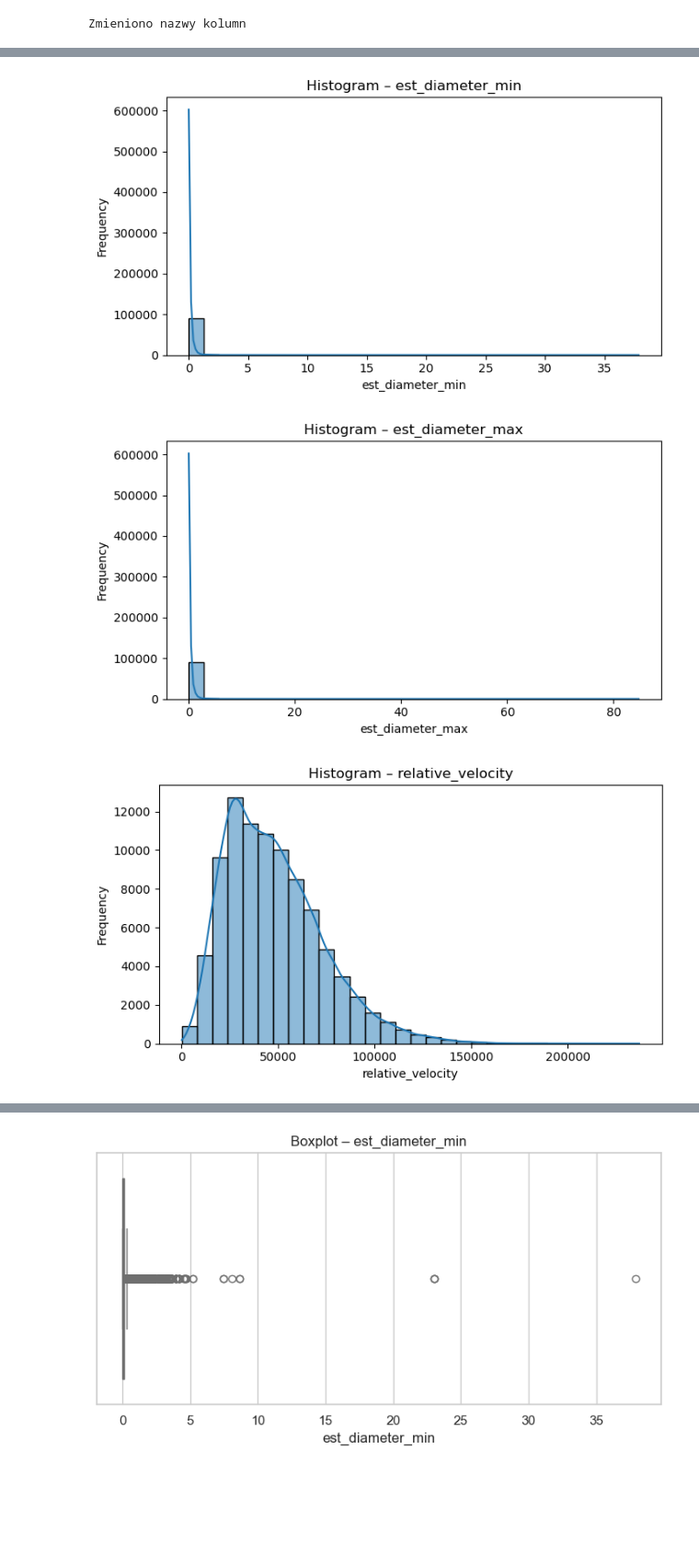
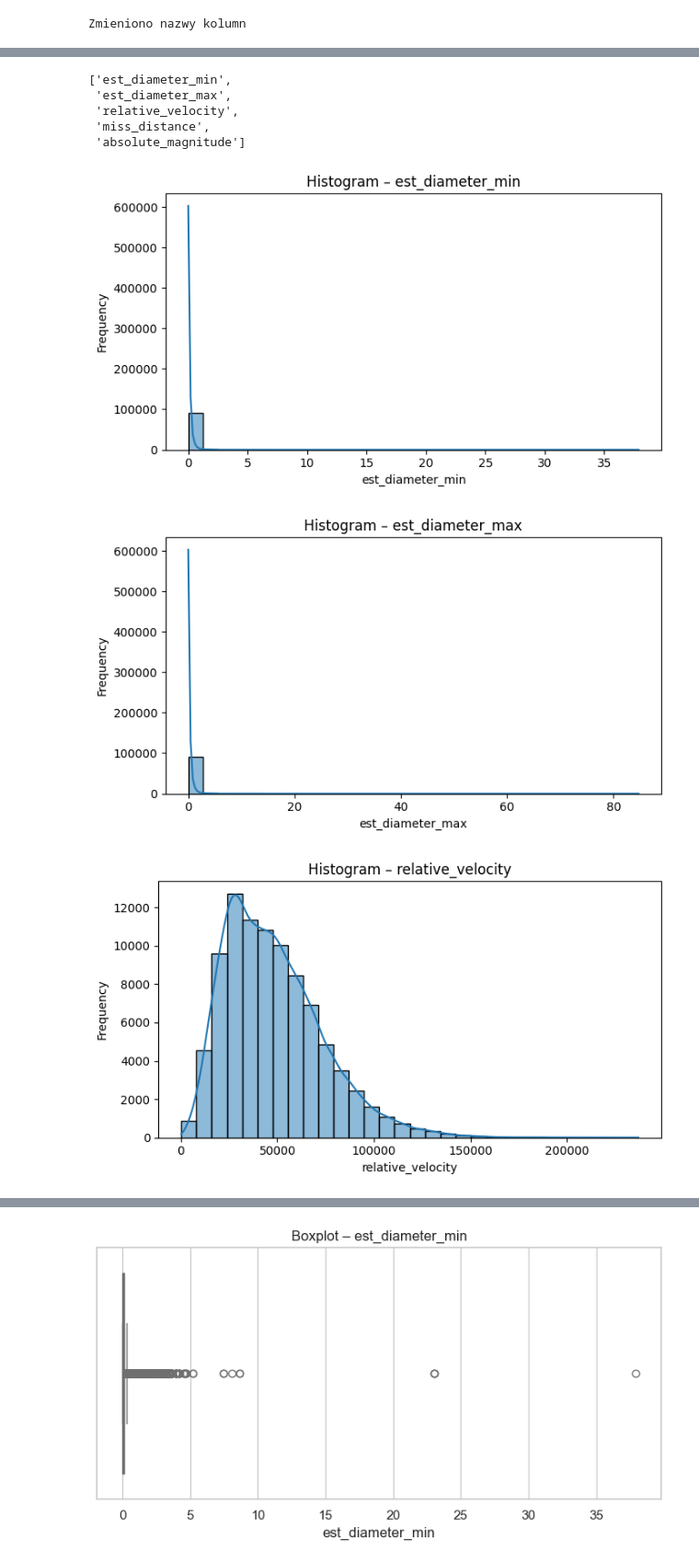
Before and after one commit to Grzegorz833/projekty, a Jupyter notebook: klasyfikacja_nasa_neo/NASA_NEO_ML.ipynb, the cells around one changed output, grey strips where cells are left out. Shown at 92% size. Drawn from its saved outputs; the diff is of its cells as text; code cells hidden in the pictures; blank space fills up the shorter version.

```diff
--- a/klasyfikacja_nasa_neo/NASA_NEO_ML.ipynb
+++ b/klasyfikacja_nasa_neo/NASA_NEO_ML.ipynb
@@ -105,15 +109,23 @@ hazardous             0
 dtype: int64
 Usunięte kolumny z >30% braków: []
 # %%
-# Usunięcie lub korekta wartości odstających / niepoprawnych
+# Usuwanie wierszy z wartościami < 0
+removed_total = 0
 
-# Usuwanie wierszy z wartościami < 0
 for col in num_cols:
-    # jeśli sensowną wartością jest ≥0
     bad_vals = df[df[col] < 0][col]
+
     if not bad_vals.empty:
-        print(f"Kolumna {col} ma {len(bad_vals)} niepoprawnych wartości (<0). Usuwam wiersze.")
+        rows_to_remove = len(bad_vals)
+        removed_total += rows_to_remove
+
+        print(f"Kolumna {col} ma {rows_to_remove} niepoprawnych wartości (<0). Usuwam wiersze.")
         df = df[df[col] >= 0]
+
+if removed_total == 0:
+    print(f"Brak wierszy do usunięcia.")
+else:
+    print(f"Łącznie usunięto {removed_total} wierszy.")
 
 # Usunięcie ujemnych wartości bez kolumny id
 #num_cols = df.select_dtypes(include=[np.number]).columns
@@ -128,3 +158,3 @@ Zmieniono nazwy kolumn
 # %%
-# Usumięcie kolumny 'id'
-df = df.drop(columns=['id'])
+# Usuwanie niepotrzbnych kolumn
+df = df.drop(['id', 'name', 'orbiting_body', 'sentry_object'], axis=1)
@@ -179,15 +235,25 @@ Wniosek:
+# %%
+# Pobranie kolumn
+cols = [col for col in df.columns if col != 'hazardous']
+cols
+# %% [output]
+['est_diameter_min',
+ 'est_diameter_max',
+ 'relative_velocity',
+ 'miss_distance',
+ 'absolute_magnitude']
 # %%
 # Histogramy dla kolumn liczbowych
-for col in num_cols:
+for col in cols:
     plt.figure(figsize=(7, 4))
     sns.histplot(df[col], bins=30, kde=True)
     plt.title(f"Histogram – {col}")
     plt.xlabel(col)
     plt.ylabel("Frequency")
     plt.tight_layout()
     plt.show()
 # %% [output]
-[figure, old version]
+[figure, new version]
-[figure, old version]
+[figure, new version]
 [figure]
 [figure]
```
Also changed, not shown: parts of 80 cells of this notebook.
